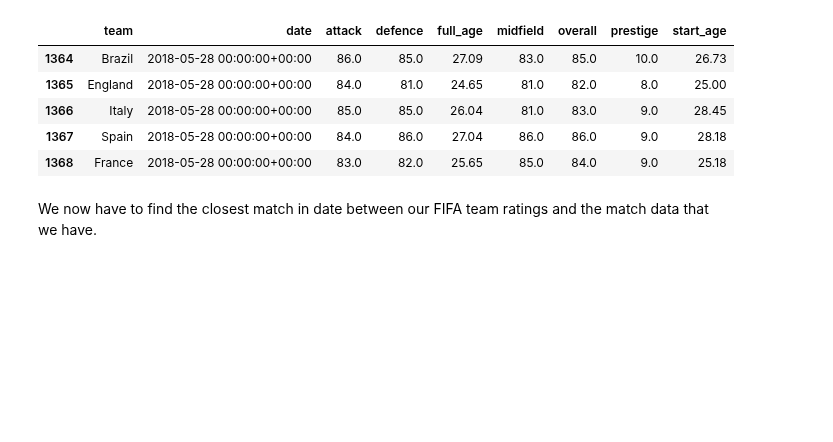
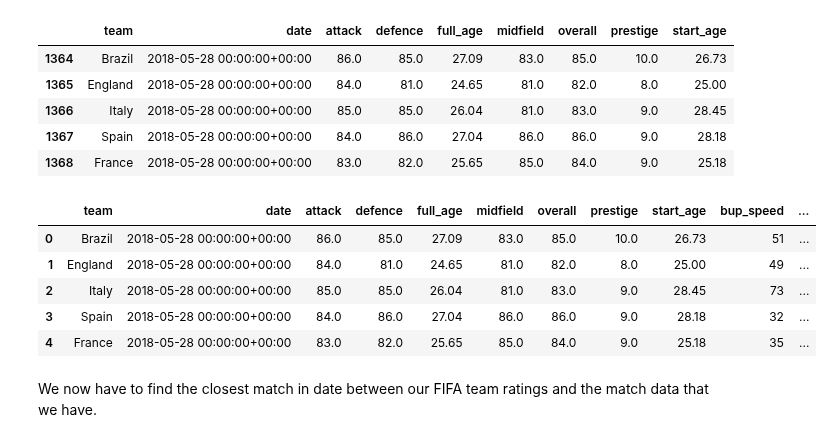
Before and after one commit to AC209aWC2018/World-Cup-2018, a Jupyter notebook: team-ratings-cleaning.ipynb, the cells around one changed output. Saved outputs shown, nothing was run; the diff lists cells and outputs as text; code cells hidden in the pictures; blank space fills up the shorter version.

```diff
--- a/team-ratings-cleaning.ipynb
+++ b/team-ratings-cleaning.ipynb
@@ -35,6 +35,26 @@ ratings.head()
 | 1366 | Italy | 2018-05-28 00:00:00+00:00 | 85.0 | 85.0 | 26.04 | 81.0 | 83.0 | 9.0 | 28.45 |
 | 1367 | Spain | 2018-05-28 00:00:00+00:00 | 84.0 | 86.0 | 27.04 | 86.0 | 86.0 | 9.0 | 28.18 |
 | 1368 | France | 2018-05-28 00:00:00+00:00 | 83.0 | 82.0 | 25.65 | 85.0 | 84.0 | 9.0 | 25.18 |
+# %%
+# augment the team ratings with extended data
+ratings_ext = pd.read_csv('data/team_stats_ext.csv')
+
+# convert dates
+ratings_ext['date'] = pd.to_datetime(ratings_ext['date'], utc=True)
+ratings_ext = ratings_ext[(ratings_ext['date'] > earliest_date) & (ratings_ext['date'] < latest_date)]
+
+# augment
+ratings = ratings.merge(ratings_ext, how='left',
+                       left_on=['team', 'date'],
+                       right_on=['team', 'date'])
+ratings.head()
+# %% [output]
+|  | team | date | attack | defence | full_age | midfield | overall | prestige | start_age | bup_speed | ... |
+| 0 | Brazil | 2018-05-28 00:00:00+00:00 | 86.0 | 85.0 | 27.09 | 83.0 | 85.0 | 10.0 | 26.73 | 51 | ... |
+| 1 | England | 2018-05-28 00:00:00+00:00 | 84.0 | 81.0 | 24.65 | 81.0 | 82.0 | 8.0 | 25.00 | 49 | ... |
+| 2 | Italy | 2018-05-28 00:00:00+00:00 | 85.0 | 85.0 | 26.04 | 81.0 | 83.0 | 9.0 | 28.45 | 73 | ... |
+| 3 | Spain | 2018-05-28 00:00:00+00:00 | 84.0 | 86.0 | 27.04 | 86.0 | 86.0 | 9.0 | 28.18 | 32 | ... |
+| 4 | France | 2018-05-28 00:00:00+00:00 | 83.0 | 82.0 | 25.65 | 85.0 | 84.0 | 9.0 | 25.18 | 35 | ... |
 # %% [markdown]
 We now have to find the closest match in date between our FIFA team ratings and the match data that we have.
 # %%
```
Also changed, not shown: parts of 8 cells of this notebook, 10 other files.
